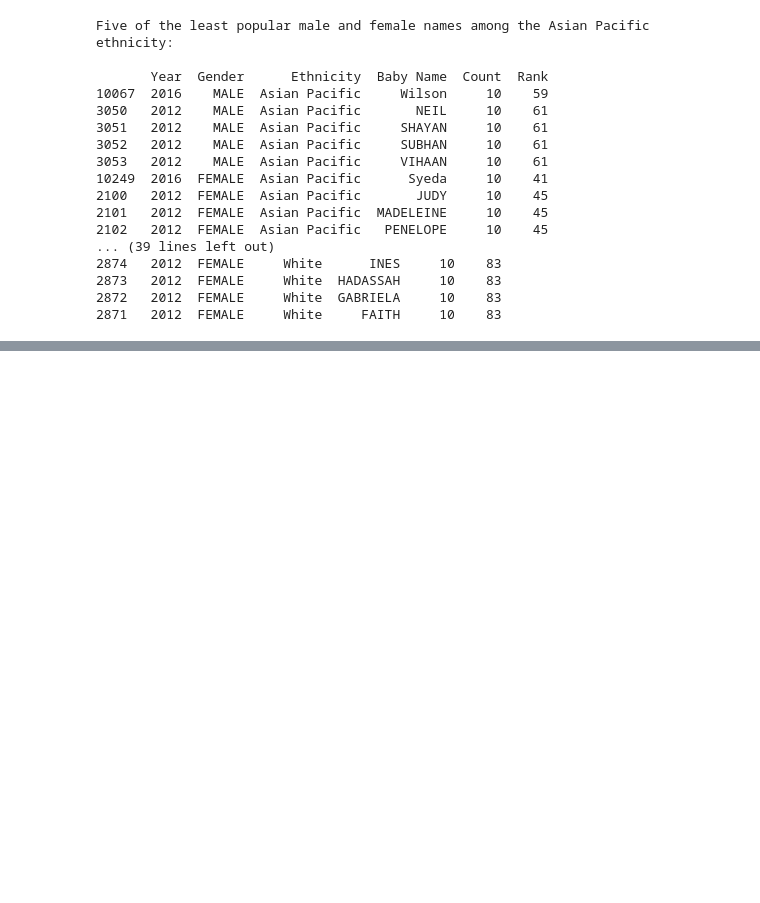
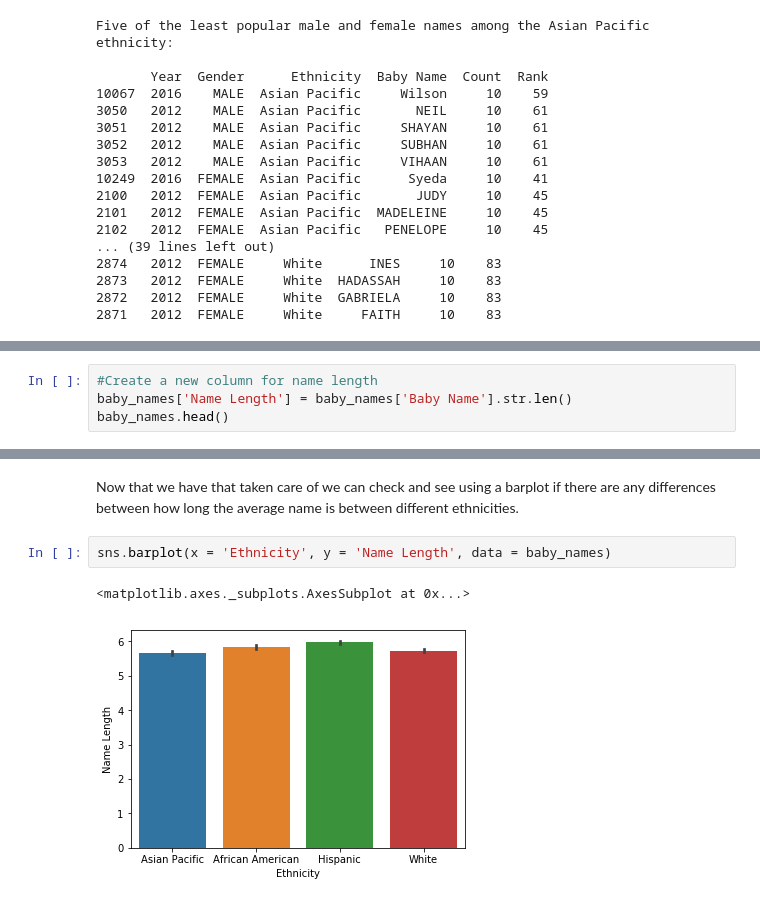
Before and after one commit to ngriffiths13/Applied_Machine_Learning_Classwork, a Jupyter notebook: Homeworks/HW1/Homework 1- Reading, Cleaning, and Visualizing Data.ipynb, the cells around one changed output, grey strips where cells are left out. Cells and saved outputs as stored; diff of their text form; blank space fills up the shorter version.

Commit message:
Added name counts to 3rd dataset on HW1

```diff
--- a/Homeworks/HW1/Homework 1- Reading, Cleaning, and Visualizing Data.ipynb
+++ b/Homeworks/HW1/Homework 1- Reading, Cleaning, and Visualizing Data.ipynb
@@ -546,0 +547,4 @@ Now we have seen it all. From the most popular names to the most rare. Now you h
+# %%
+#Create a new column for name length
+baby_names['Name Length'] = baby_names['Baby Name'].str.len()
+baby_names.head()
@@ -546,0 +558,7 @@ Now we have seen it all. From the most popular names to the most rare. Now you h
+# %% [markdown]
+Now that we have that taken care of we can check and see using a barplot if there are any differences between how long the average name is between different ethnicities.
+# %%
+sns.barplot(x = 'Ethnicity', y = 'Name Length', data = baby_names)
+# %% [output]
+<matplotlib.axes._subplots.AxesSubplot at 0x...>
+[figure, added]
```
Also changed, not shown: parts of 5 cells of this notebook.
